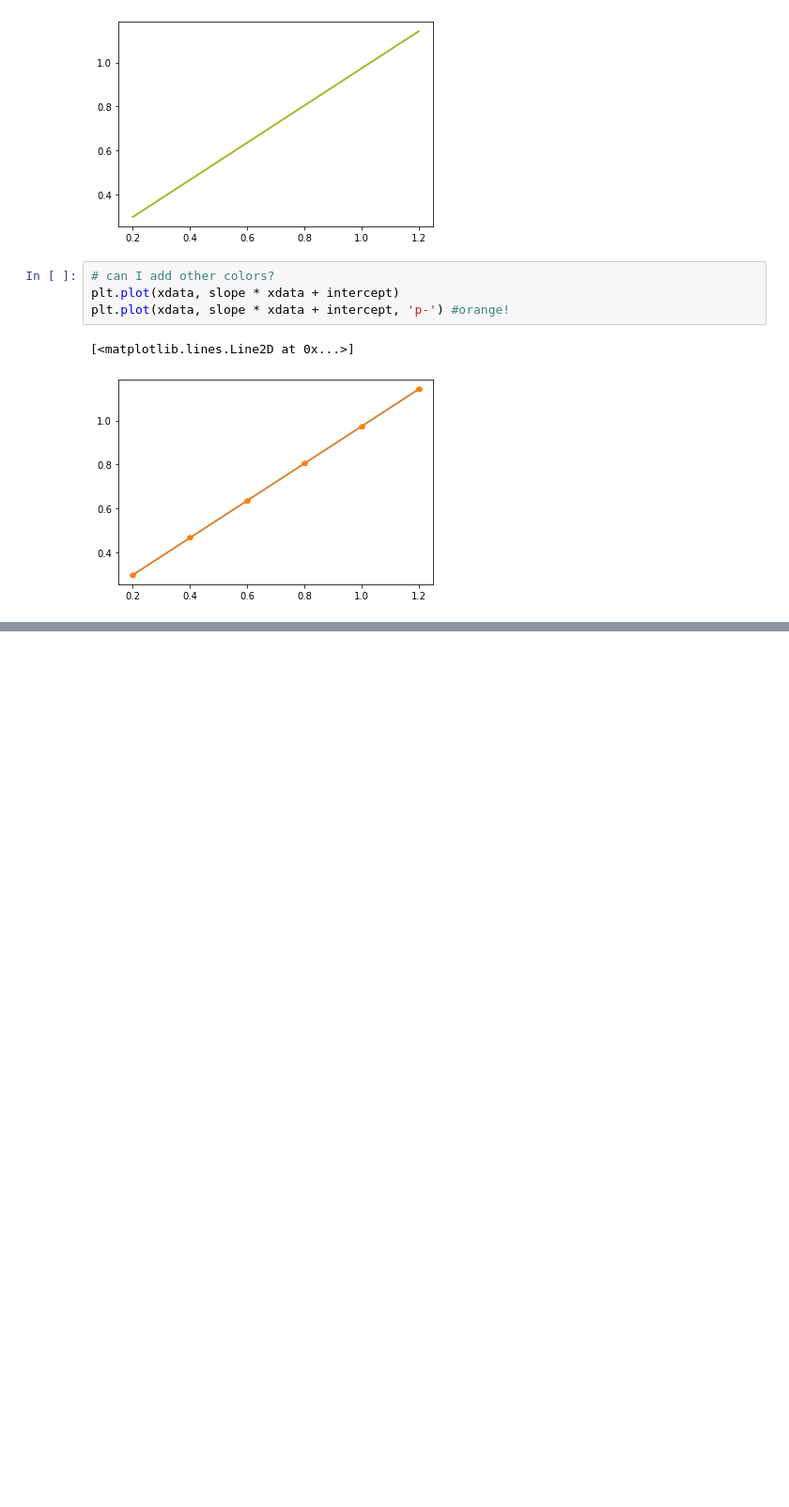
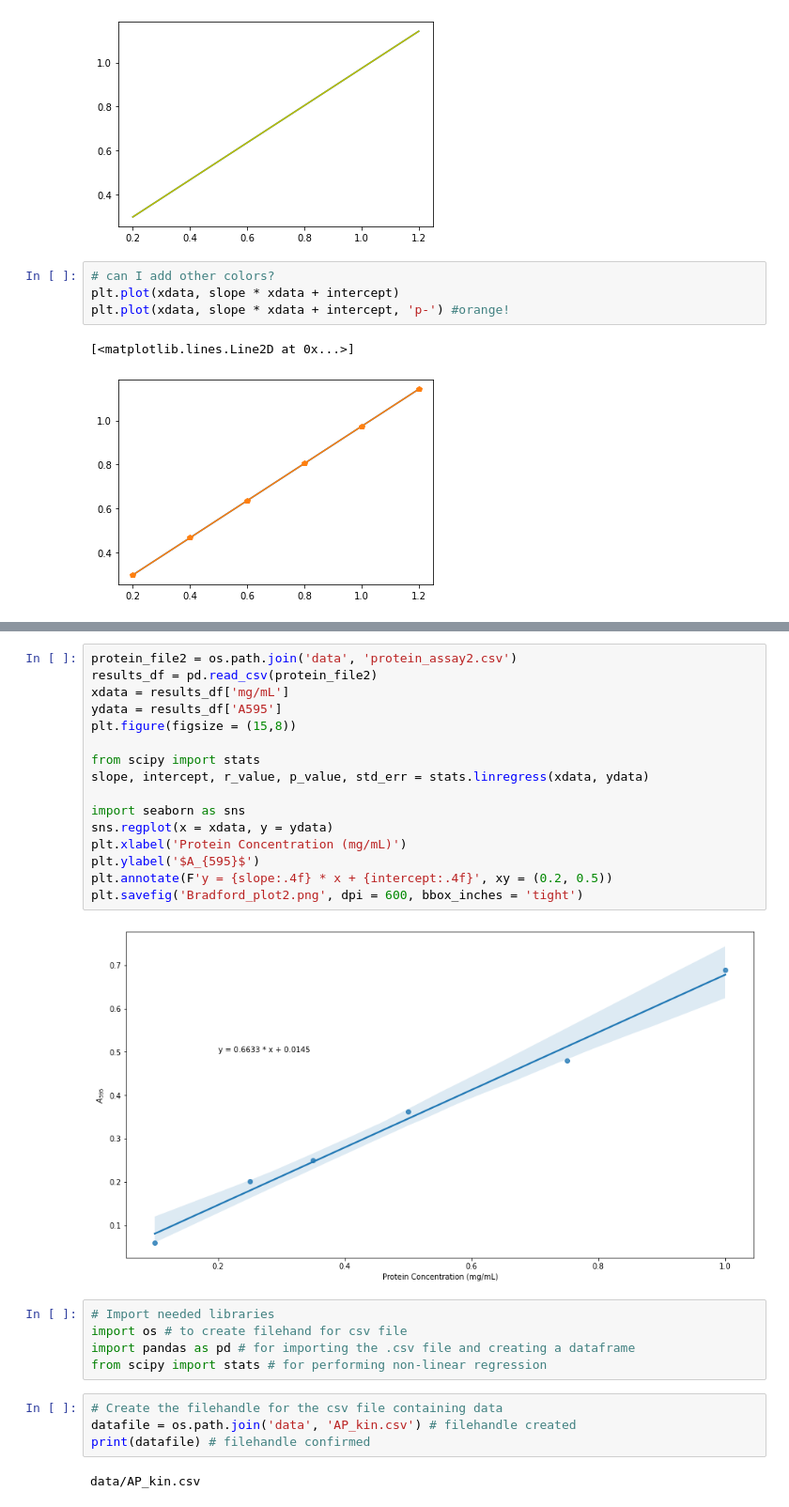
Before and after one commit to oliviaharman/PythonPractice, a Jupyter notebook: MoIssI Workshop.ipynb, the cells around one changed output, grey strips where cells are left out. Shown: that part at 94% size. Drawn from its saved outputs; the diff is of its cells as text; blank space fills up the shorter version.

```diff
--- a/MoIssI Workshop.ipynb
+++ b/MoIssI Workshop.ipynb
@@ -880,0 +962,29 @@ plt.plot(xdata, slope * xdata + intercept, 'p-') #orange!
+# %%
+protein_file2 = os.path.join('data', 'protein_assay2.csv')
+results_df = pd.read_csv(protein_file2)
+xdata = results_df['mg/mL']
+ydata = results_df['A595']
+plt.figure(figsize = (15,8))
+
+from scipy import stats
+slope, intercept, r_value, p_value, std_err = stats.linregress(xdata, ydata)
+
+import seaborn as sns
+sns.regplot(x = xdata, y = ydata)
+plt.xlabel('Protein Concentration (mg/mL)')
+plt.ylabel('$A_{595}$')
+plt.annotate(F'y = {slope:.4f} * x + {intercept:.4f}', xy = (0.2, 0.5))
+plt.savefig('Bradford_plot2.png', dpi = 600, bbox_inches = 'tight')
+# %% [output]
+[figure, added]
+# %%
+# Import needed libraries
+import os # to create filehand for csv file
+import pandas as pd # for importing the .csv file and creating a dataframe
+from scipy import stats # for performing non-linear regression
+# %%
+# Create the filehandle for the csv file containing data
+datafile = os.path.join('data', 'AP_kin.csv') # filehandle created
+print(datafile) # filehandle confirmed
+# %% [output]
+data/AP_kin.csv
```
Also changed, not shown: parts of 49 cells of this notebook.
